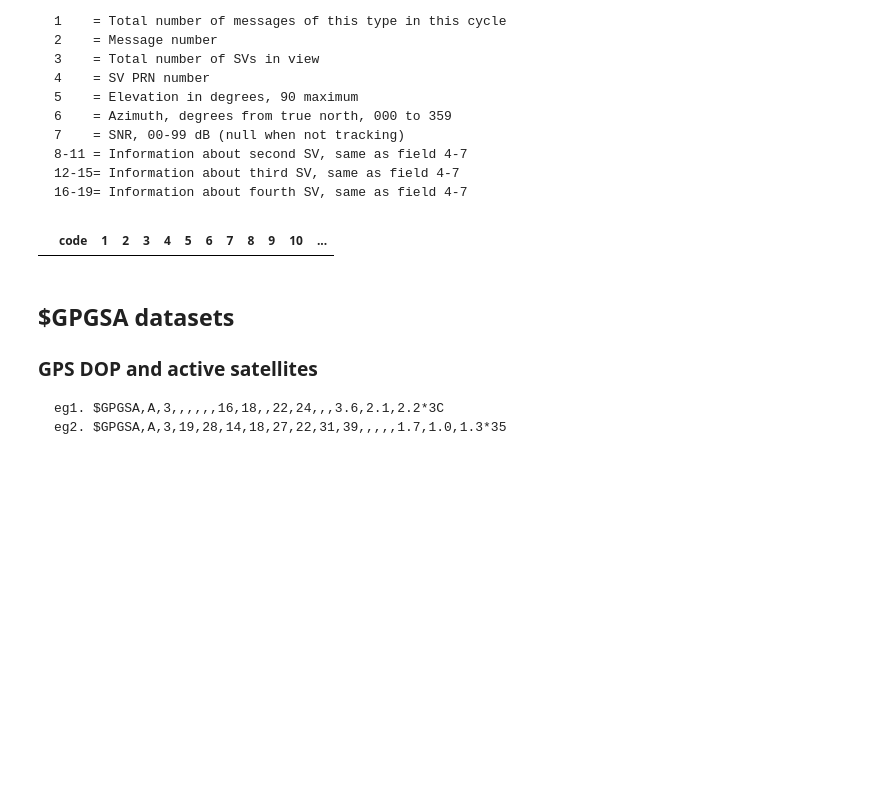
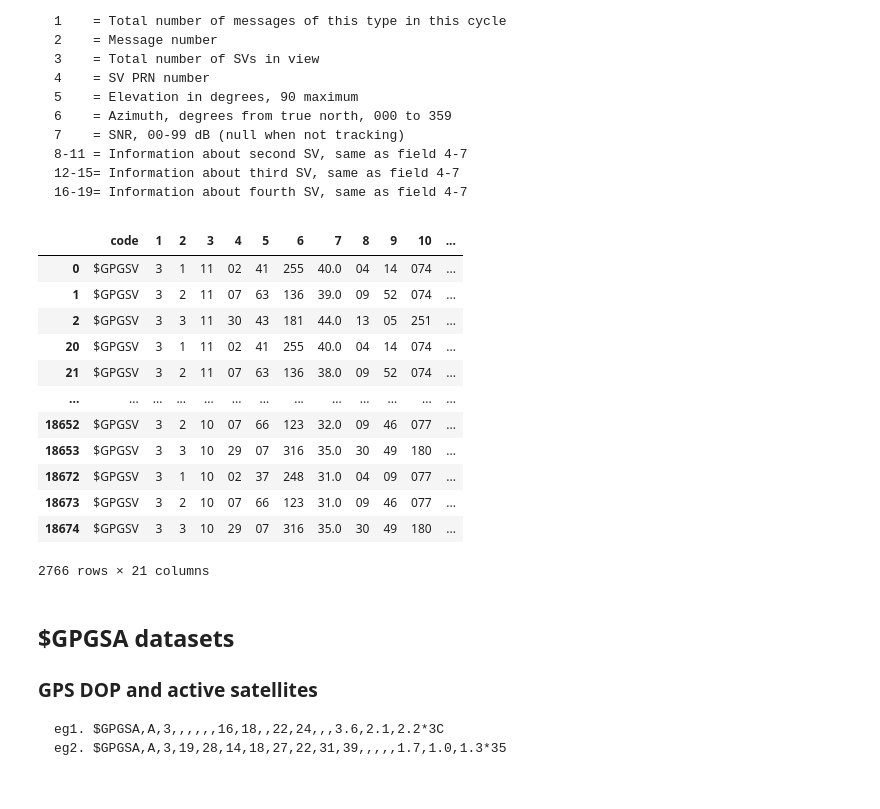
Before and after one commit to pratyush1611/geo1003_position, a Jupyter notebook: asg2.ipynb, the cells around one changed output. Saved outputs shown, nothing was run; the diff lists cells and outputs as text; code cells hidden in the pictures; blank space fills up the shorter version.

````diff
--- a/asg2.ipynb
+++ b/asg2.ipynb
@@ -53,10 +53,22 @@ eg. $GPGSV,3,1,11,03,03,111,00,04,15,270,00,06,01,010,00,13,06,292,00*74
 16-19= Information about fourth SV, same as field 4-7
 ```
 # %%
-gsv = df[ df['code'] == '$GPGV']
+gsv = df[ df['code'] == '$GPGSV']
 gsv
 # %% [output]
 |  | code | 1 | 2 | 3 | 4 | 5 | 6 | 7 | 8 | 9 | 10 | ... |
+| 0 | $GPGSV | 3 | 1 | 11 | 02 | 41 | 255 | 40.0 | 04 | 14 | 074 | ... |
+| 1 | $GPGSV | 3 | 2 | 11 | 07 | 63 | 136 | 39.0 | 09 | 52 | 074 | ... |
+| 2 | $GPGSV | 3 | 3 | 11 | 30 | 43 | 181 | 44.0 | 13 | 05 | 251 | ... |
+| 20 | $GPGSV | 3 | 1 | 11 | 02 | 41 | 255 | 40.0 | 04 | 14 | 074 | ... |
+| 21 | $GPGSV | 3 | 2 | 11 | 07 | 63 | 136 | 38.0 | 09 | 52 | 074 | ... |
+| ... | ... | ... | ... | ... | ... | ... | ... | ... | ... | ... | ... | ... |
+| 18652 | $GPGSV | 3 | 2 | 10 | 07 | 66 | 123 | 32.0 | 09 | 46 | 077 | ... |
+| 18653 | $GPGSV | 3 | 3 | 10 | 29 | 07 | 316 | 35.0 | 30 | 49 | 180 | ... |
+| 18672 | $GPGSV | 3 | 1 | 10 | 02 | 37 | 248 | 31.0 | 04 | 09 | 077 | ... |
+| 18673 | $GPGSV | 3 | 2 | 10 | 07 | 66 | 123 | 31.0 | 09 | 46 | 077 | ... |
+| 18674 | $GPGSV | 3 | 3 | 10 | 29 | 07 | 316 | 35.0 | 30 | 49 | 180 | ... |
+2766 rows × 21 columns
 # %% [markdown]
 ## $GPGSA datasets
 
````
Also changed, not shown: parts of 13 cells of this notebook.
